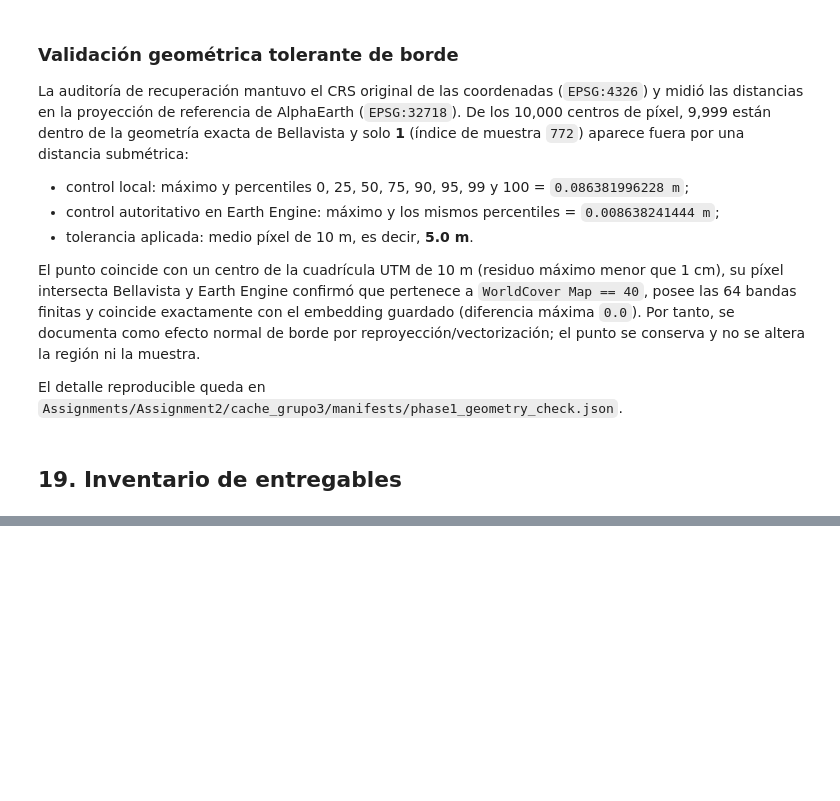
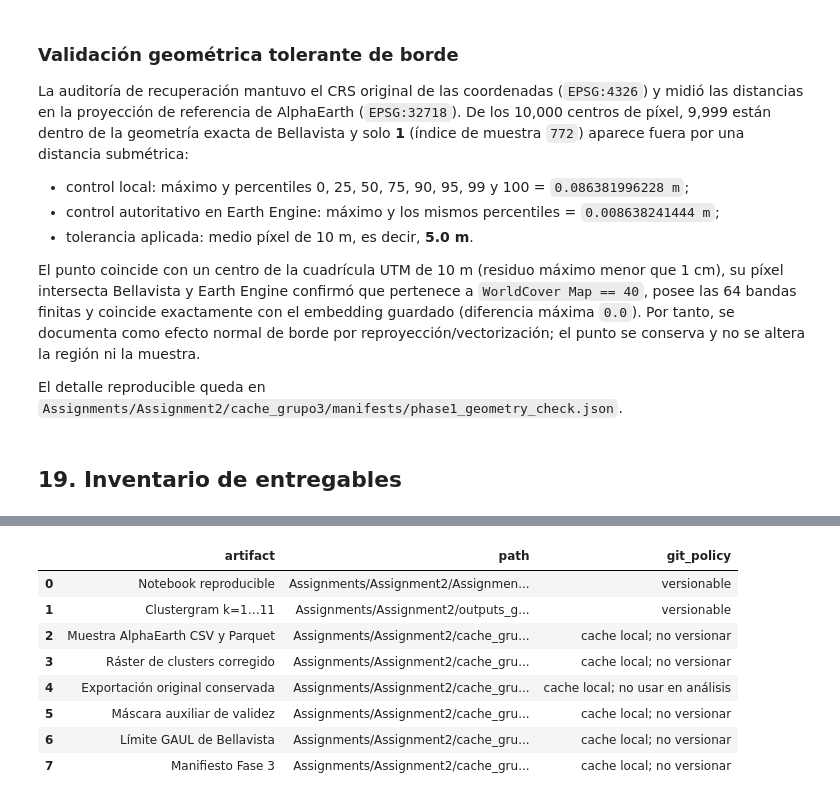
Before and after one commit to anzonyquispe/GeoAgent, a Jupyter notebook: Assignments/Assignment2/Assignment2_Identifying_Rice_Areas_grupo3.ipynb, the cells around one changed output, grey strips where cells are left out. Drawn from its saved outputs; the diff is of its cells as text; code cells hidden in the pictures; blank space fills up the shorter version.

```diff
--- a/Assignments/Assignment2/Assignment2_Identifying_Rice_Areas_grupo3.ipynb
+++ b/Assignments/Assignment2/Assignment2_Identifying_Rice_Areas_grupo3.ipynb
@@ -1456,0 +1641,56 @@ inventory
+# %%
+inventory = pd.DataFrame(
+    [
+        {
+            "artifact": "Notebook reproducible",
+            "path": "Assignments/Assignment2/Assignment2_Identifying_Rice_Areas_grupo3.ipynb",
+            "git_policy": "versionable",
+        },
+        {
+            "artifact": "Clustergram k=1…11",
+            "path": "Assignments/Assignment2/outputs_grupo3/clustergram_k_selection.png",
+            "git_policy": "versionable",
+        },
+        {
+            "artifact": "Muestra AlphaEarth CSV y Parquet",
+            "path": "Assignments/Assignment2/cache_grupo3/raw/gee/",
+            "git_policy": "cache local; no versionar",
+        },
+        {
+            "artifact": "Ráster de clusters corregido",
+            "path": str(CLUSTER_RASTER_PATH.relative_to(REPO_ROOT)).replace("\\", "/"),
+            "git_policy": "cache local; no versionar",
+        },
+        {
+            "artifact": "Exportación original conservada",
+            "path": str(RAW_CLUSTER_RASTER_PATH.relative_to(REPO_ROOT)).replace("\\", "/"),
+            "git_policy": "cache local; no usar en análisis",
+        },
+        {
+            "artifact": "Máscara auxiliar de validez",
+            "path": str(VALID_MASK_PATH.relative_to(REPO_ROOT)).replace("\\", "/"),
+            "git_policy": "cache local; no versionar",
+        },
+        {
+            "artifact": "Límite GAUL de Bellavista",
+            "path": str(BOUNDARY_PATH.relative_to(REPO_ROOT)).replace("\\", "/"),
+            "git_policy": "cache local; no versionar",
+        },
+        {
+            "artifact": "Manifiesto Fase 3",
+            "path": str(PHASE3_MANIFEST_PATH.relative_to(REPO_ROOT)).replace("\\", "/"),
+            "git_policy": "cache local; no versionar",
+        },
+    ]
+)
+inventory
+# %% [output]
+|  | artifact | path | git_policy |
+| 0 | Notebook reproducible | Assignments/Assignment2/Assignmen... | versionable |
+| 1 | Clustergram k=1…11 | Assignments/Assignment2/outputs_g... | versionable |
+| 2 | Muestra AlphaEarth CSV y Parquet | Assignments/Assignment2/cache_gru... | cache local; no versionar |
+| 3 | Ráster de clusters corregido | Assignments/Assignment2/cache_gru... | cache local; no versionar |
+| 4 | Exportación original conservada | Assignments/Assignment2/cache_gru... | cache local; no usar en análisis |
+| 5 | Máscara auxiliar de validez | Assignments/Assignment2/cache_gru... | cache local; no versionar |
+| 6 | Límite GAUL de Bellavista | Assignments/Assignment2/cache_gru... | cache local; no versionar |
+| 7 | Manifiesto Fase 3 | Assignments/Assignment2/cache_gru... | cache local; no versionar |
```
Also changed, not shown: parts of 14 cells of this notebook.
